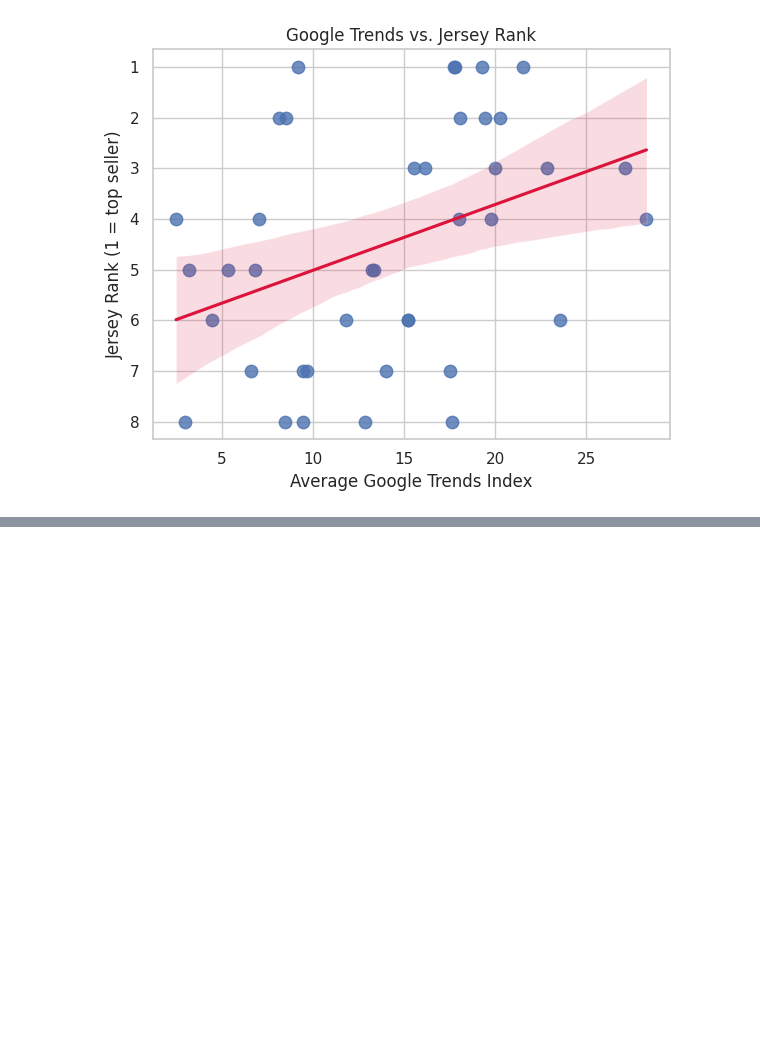
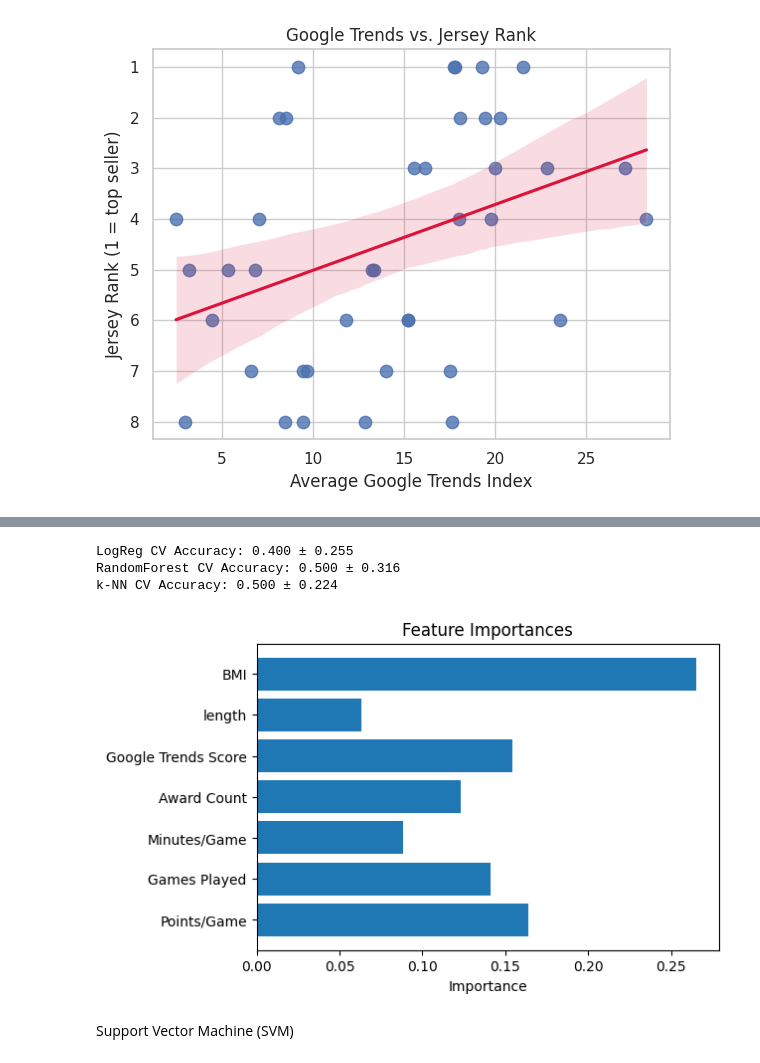
Before and after one commit to yigitnarci/dsa210-project-yigit.narci, a Jupyter notebook: dsa210_project_yigit_narci.ipynb, the cells around one changed output, grey strips where cells are left out. Saved outputs shown, nothing was run; the diff lists cells and outputs as text; code cells hidden in the pictures; blank space fills up the shorter version.

```diff
--- a/dsa210_project_yigit_narci.ipynb
+++ b/dsa210_project_yigit_narci.ipynb
@@ -961,0 +1247,8 @@ Pearson  ρ = -0.374,  p = 0.017
+# %%
+# --- Create the 3‐class target variable ---
+bins   = [0, 3, 6, 8]
+labels = ['High', 'Mid', 'Low']
+df['sales_tier'] = pd.cut(df['Jersey Rank'], bins=bins, labels=labels)
+
+# Quick check:
+df['sales_tier'].value_counts()
@@ -961,0 +1277,14 @@ Pearson  ρ = -0.374,  p = 0.017
+# %%
+# 4) Veriyi ölçekleme (Logistic Regression ve k-NN için gerekli)
+scaler    = StandardScaler().fit(X_train)
+X_train_s = scaler.transform(X_train)
+X_test_s  = scaler.transform(X_test)
+# %%
+# 5) Baseline Model: Logistic Regression
+lr = LogisticRegression(max_iter=1000, random_state=42)
+lr.fit(X_train_s, y_train)
+pred_lr = lr.predict(X_test_s)
+
+print("=== Logistic Regression ===")
+print(classification_report(y_test, pred_lr))
+print("Confusion Matrix:\n", confusion_matrix(y_test, pred_lr))
@@ -961,0 +1307,9 @@ Pearson  ρ = -0.374,  p = 0.017
+# %%
+# 6) Random Forest Classifier (non-lineer ilişkileri yakalamak için)
+rf = RandomForestClassifier(n_estimators=100, random_state=42)
+rf.fit(X_train, y_train)
+pred_rf = rf.predict(X_test)
+
+print("=== Random Forest ===")
+print(classification_report(y_test, pred_rf))
+print("Confusion Matrix:\n", confusion_matrix(y_test, pred_rf))
@@ -961,0 +1357,27 @@ Pearson  ρ = -0.374,  p = 0.017
+# %%
+# 8) 5-Katlı Çapraz Doğrulama ile modellerin ortalama başarısı
+models = {
+    'LogReg':       (lr,  X_train_s, y_train),
+    'RandomForest': (rf,  X_train,   y_train),
+    'k-NN':         (knn,X_train_s, y_train)
+}
+
+for name, (model, Xt, yt) in models.items():
+    scores = cross_val_score(model, Xt, yt, cv=5, scoring='accuracy')
+    print(f"{name} CV Accuracy: {scores.mean():.3f} ± {scores.std():.3f}")
+# %% [output]
+LogReg CV Accuracy: 0.400 ± 0.255
+RandomForest CV Accuracy: 0.500 ± 0.316
+k-NN CV Accuracy: 0.500 ± 0.224
+# %%
+# 9) Özellik önem sıralaması (Random Forest'tan)
+importances = rf.feature_importances_
+plt.figure(figsize=(6,4))
+plt.barh(features, importances)
+plt.title("Feature Importances")
+plt.xlabel("Importance")
+plt.show()
+# %% [output]
+[figure, added]
+# %% [markdown]
+Support Vector Machine (SVM)
```
Also changed, not shown: parts of 51 cells of this notebook, 13 other files.
